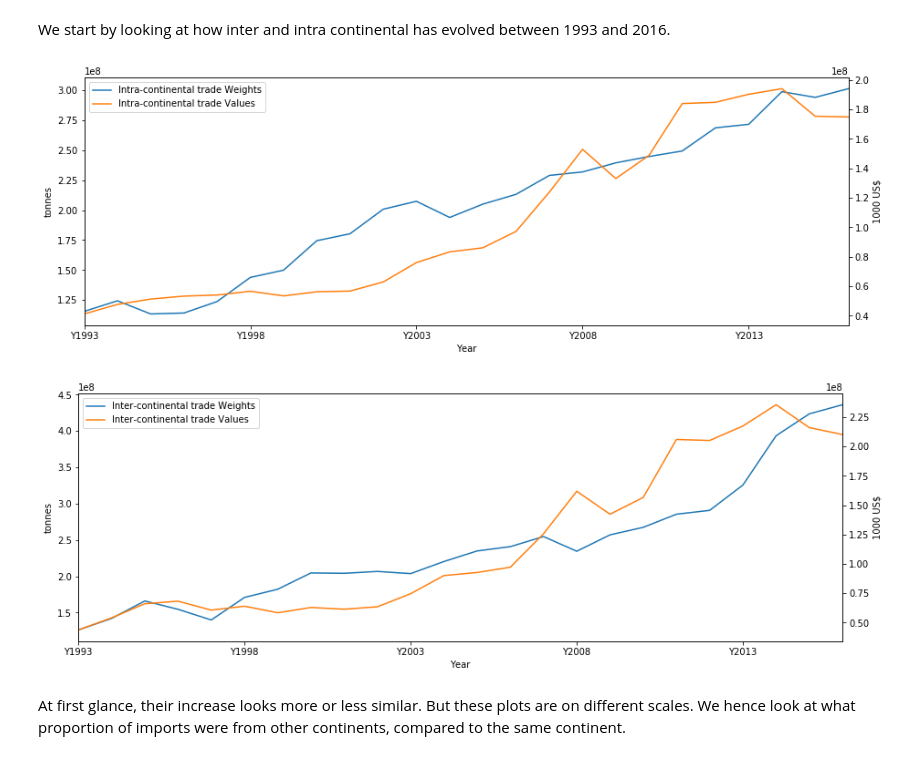
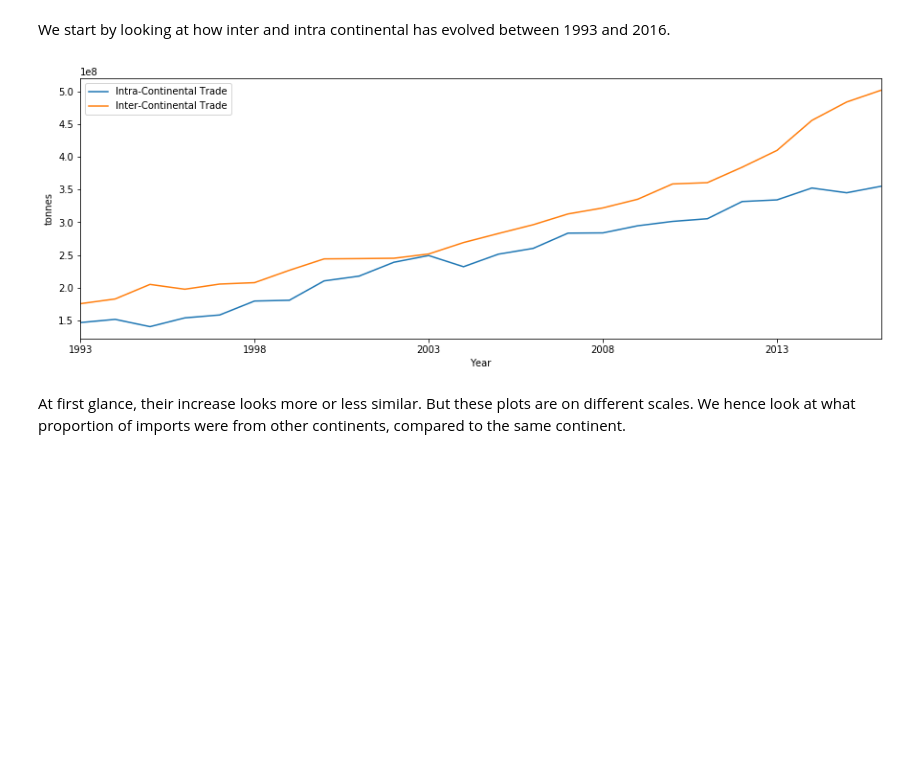
Before and after one commit to n-poulsen/GranADA, a Jupyter notebook: exploration/GlobalTradeChanges.ipynb, the cells around one changed output. Saved outputs shown, nothing was run; the diff lists cells and outputs as text; code cells hidden in the pictures; blank space fills up the shorter version.

```diff
--- a/exploration/GlobalTradeChanges.ipynb
+++ b/exploration/GlobalTradeChanges.ipynb
@@ -171,49 +171,31 @@ continents = [african_countries, american_countries, asian_countries, european_c
 continent_names = ['Africa', 'Americas', 'Asia', 'Europe', 'Oceania']
 # %% [markdown]
 We start by looking at how inter and intra continental has evolved between 1993 and 2016.
-# %%
-df_intra_continental_imports_w = pd.DataFrame(columns=df_trade.columns)
-df_intra_continental_imports_v = pd.DataFrame(columns=df_trade.columns)
-
-df_inter_continental_imports_w = pd.DataFrame(columns=df_trade.columns)
-df_inter_continental_imports_v = pd.DataFrame(columns=df_trade.columns)
-
-for c in continents:
-    df_intra_continental_imports_w = df_intra_continental_imports_w\
-        .append(df_trade[(df_trade['Reporter Countries'].isin(c)) &
-                         (df_trade['Partner Countries'].isin(c)) &
-                         (df_trade['Element'] == 'Import Quantity')])
-    df_intra_continental_imports_v = df_intra_continental_imports_v\
-        .append(df_trade[(df_trade['Reporter Countries'].isin(c)) &
-                         (df_trade['Partner Countries'].isin(c)) &
-                         (df_trade['Element'] == 'Import Value')])
-
-for c1 in continents:
-    for c2 in continents:
-        if c1 != c2:
-            df_inter_continental_imports_w = df_inter_continental_imports_w\
-                .append(df_trade[(df_trade['Reporter Countries'].isin(c1)) &
-                                 (df_trade['Partner Countries'].isin(c2)) &
-                                 (df_trade['Element'] == 'Import Quantity')])
-            df_inter_continental_imports_v = df_inter_continental_imports_v\
-                .append(df_trade[(df_trade['Reporter Countries'].isin(c1)) &
-                                 (df_trade['Partner Countries'].isin(c2)) &
-                                 (df_trade['Element'] == 'Import Value')])
-
-df_intra_continental_imports_w_sums = df_intra_continental_imports_w[[f'Y{label}' for label in range(1993, 2017)]]\
-                                    .sum(axis=0)
-df_intra_continental_imports_v_sums = df_intra_continental_imports_v[[f'Y{label}' for label in range(1993, 2017)]]\
-                                    .sum(axis=0)
-
-df_inter_continental_imports_w_sums = df_inter_continental_imports_w[[f'Y{label}' for label in range(1993, 2017)]]\
-                                    .sum(axis=0)
-df_inter_continental_imports_v_sums = df_inter_continental_imports_v[[f'Y{label}' for label in range(1993, 2017)]]\
-                                    .sum(axis=0)
-
-plot_trade(df_intra_continental_imports_w_sums, df_intra_continental_imports_v_sums, 'Intra-continental trade')
-plot_trade(df_inter_continental_imports_w_sums, df_inter_continental_imports_v_sums, 'Inter-continental trade')
-# %% [output]
-[figure, removed]
-[figure, removed]
+# %%
+df_intra_cont_trade = pd.DataFrame(columns=df_trade_q.columns)
+df_inter_cont_trade = pd.DataFrame(columns=df_trade_q.columns)
+
+for c in continents:
+    df_intra_cont_trade = df_intra_cont_trade.append(df_trade_q[(df_trade_q['Importer'].isin(c)) &
+                                                                (df_trade_q['Exporter'].isin(c))])
+
+for c1 in continents:
+    for c2 in continents:
+        if c1 != c2:
+            df_inter_cont_trade = df_inter_cont_trade.append(df_trade_q[(df_trade_q['Importer'].isin(c1)) &
+                                                                    (df_trade_q['Exporter'].isin(c2))])
+
+df_intra_cont_trade_sums = df_intra_cont_trade[[str(label) for label in range(1993, 2017)]].sum(axis=0)
+df_inter_cont_trade_sums = df_inter_cont_trade[[str(label) for label in range(1993, 2017)]].sum(axis=0)
+
+plt.figure(figsize=(15,5))
+plt.xlabel('Year')
+plt.ylabel('tonnes')
+df_intra_cont_trade_sums.plot(label='Intra-Continental Trade')
+df_inter_cont_trade_sums.plot(label='Inter-Continental Trade')
+plt.legend()
+plt.show()
+# %% [output]
+[figure, added]
 # %% [markdown]
 At first glance, their increase looks more or less similar. But these plots are on different scales. We hence look at what proportion of imports were from other continents, compared to the same continent.
```
Also changed, not shown: parts of 26 cells of this notebook, 1 other file.
